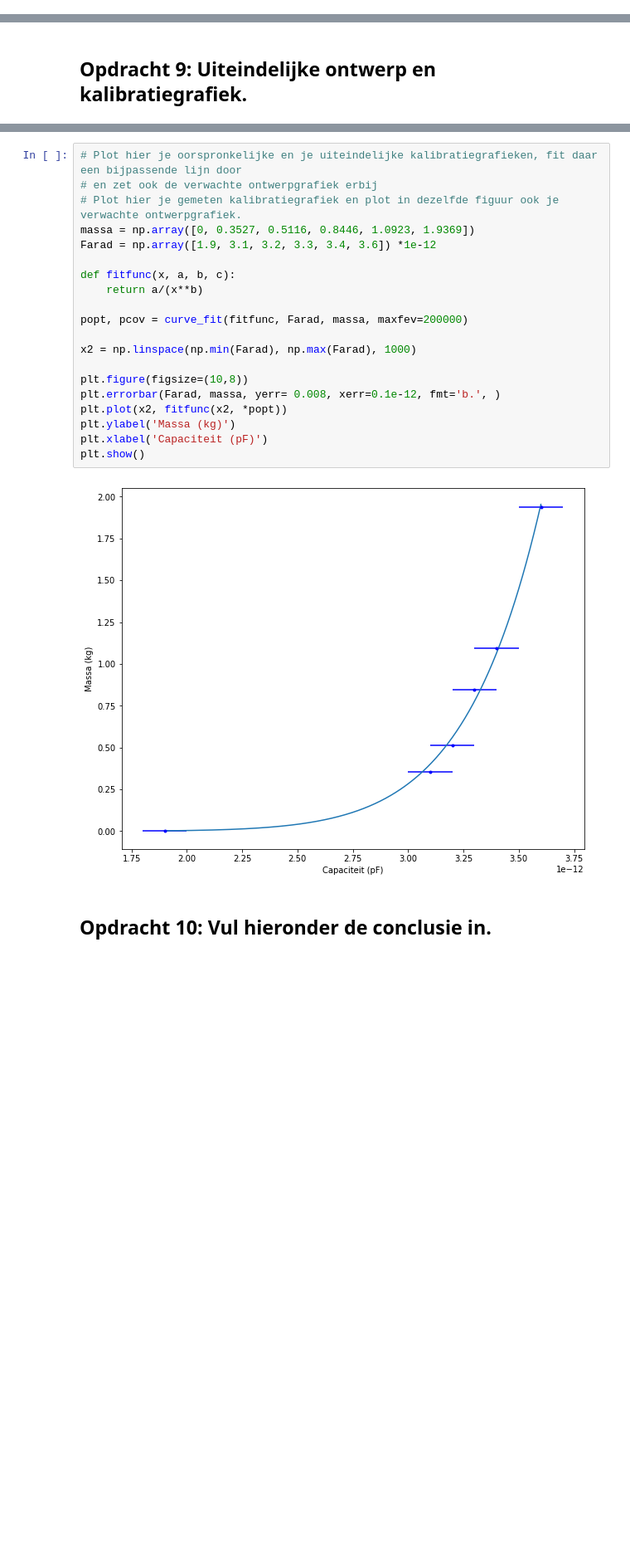
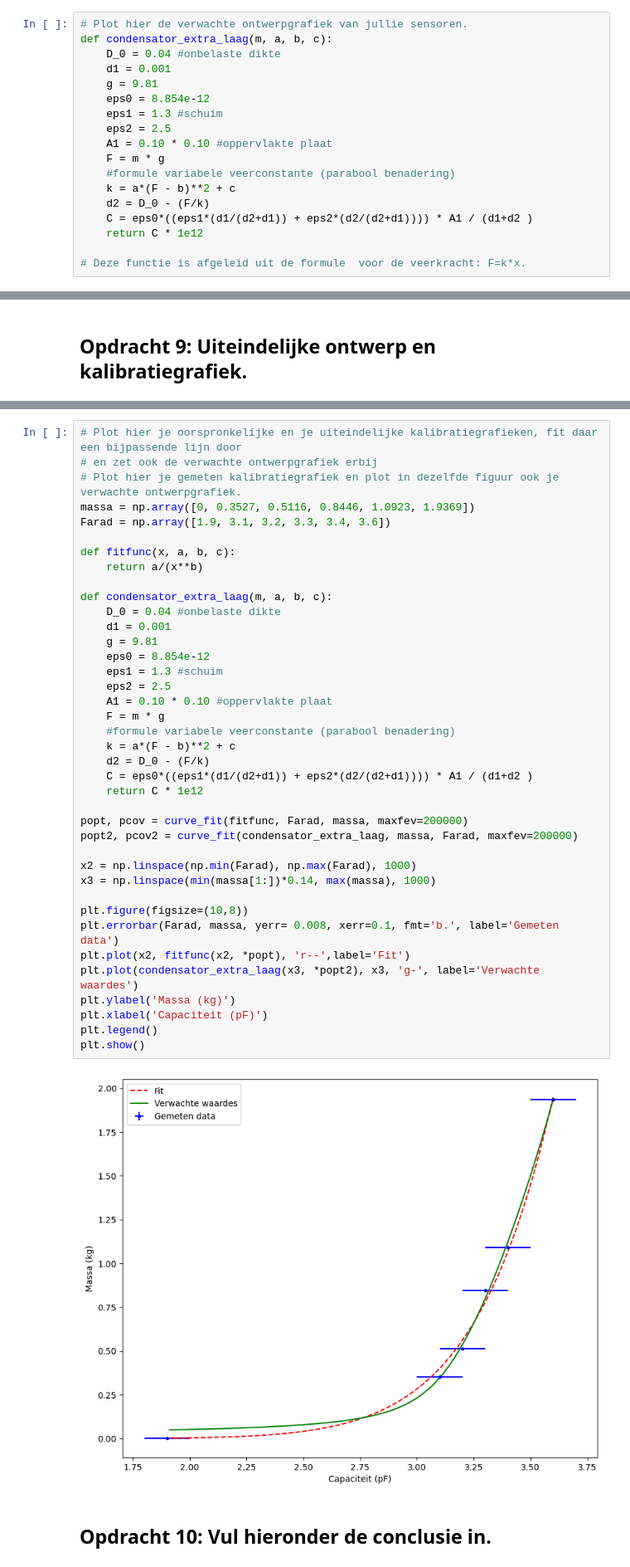
Before and after one commit to faical2354/opdrachten-DEF-D, a Jupyter notebook: FysiekeOntwerpopdrachten/2OntwerpEenSensorCondensator/DEFOntwerpopdracht2OntwerpEenSensorInvulTemplate.ipynb, the cells around one changed output, grey strips where cells are left out. Shown at 83% size. Saved outputs shown, nothing was run; the diff lists cells and outputs as text; blank space fills up the shorter version.

```diff
--- a/FysiekeOntwerpopdrachten/2OntwerpEenSensorCondensator/DEFOntwerpopdracht2OntwerpEenSensorInvulTemplate.ipynb
+++ b/FysiekeOntwerpopdrachten/2OntwerpEenSensorCondensator/DEFOntwerpopdracht2OntwerpEenSensorInvulTemplate.ipynb
@@ -92,3 +79,21 @@ plt.show()
+# %%
+# Plot hier de verwachte ontwerpgrafiek van jullie sensoren.
+def condensator_extra_laag(m, a, b, c):
+    D_0 = 0.04 #onbelaste dikte
+    d1 = 0.001
+    g = 9.81
+    eps0 = 8.854e-12
+    eps1 = 1.3 #schuim
+    eps2 = 2.5
+    A1 = 0.10 * 0.10 #oppervlakte plaat
+    F = m * g
+    #formule variabele veerconstante (parabool benadering)
+    k = a*(F - b)**2 + c
+    d2 = D_0 - (F/k)
+    C = eps0*((eps1*(d1/(d2+d1)) + eps2*(d2/(d2+d1)))) * A1 / (d1+d2 )
+    return C * 1e12
+
+# Deze functie is afgeleid uit de formule  voor de veerkracht: F=k*x.
 # %% [markdown]
 ## Opdracht 5: Invullen tabel LTSpice.
 # %% [markdown]
@@ -142,25 +166,44 @@ Onze sensor kan nog verbetered worden door de volgende verbeteringen (minimaal 2
 # %%
 # Plot hier je oorspronkelijke en je uiteindelijke kalibratiegrafieken, fit daar een bijpassende lijn door
 # en zet ook de verwachte ontwerpgrafiek erbij
 # Plot hier je gemeten kalibratiegrafiek en plot in dezelfde figuur ook je verwachte ontwerpgrafiek.
 massa = np.array([0, 0.3527, 0.5116, 0.8446, 1.0923, 1.9369])
-Farad = np.array([1.9, 3.1, 3.2, 3.3, 3.4, 3.6]) *1e-12
+Farad = np.array([1.9, 3.1, 3.2, 3.3, 3.4, 3.6])
 
 def fitfunc(x, a, b, c):
     return a/(x**b)
 
+def condensator_extra_laag(m, a, b, c):
+    D_0 = 0.04 #onbelaste dikte
+    d1 = 0.001
+    g = 9.81
+    eps0 = 8.854e-12
+    eps1 = 1.3 #schuim
+    eps2 = 2.5
+    A1 = 0.10 * 0.10 #oppervlakte plaat
+    F = m * g
+    #formule variabele veerconstante (parabool benadering)
+    k = a*(F - b)**2 + c
+    d2 = D_0 - (F/k)
+    C = eps0*((eps1*(d1/(d2+d1)) + eps2*(d2/(d2+d1)))) * A1 / (d1+d2 )
+    return C * 1e12
+
 popt, pcov = curve_fit(fitfunc, Farad, massa, maxfev=200000)
+popt2, pcov2 = curve_fit(condensator_extra_laag, massa, Farad, maxfev=200000)
 
 x2 = np.linspace(np.min(Farad), np.max(Farad), 1000)
+x3 = np.linspace(min(massa[1:])*0.14, max(massa), 1000)
 
 plt.figure(figsize=(10,8))
-plt.errorbar(Farad, massa, yerr= 0.008, xerr=0.1e-12, fmt='b.', )
-plt.plot(x2, fitfunc(x2, *popt))
+plt.errorbar(Farad, massa, yerr= 0.008, xerr=0.1, fmt='b.', label='Gemeten data')
+plt.plot(x2, fitfunc(x2, *popt), 'r--',label='Fit')
+plt.plot(condensator_extra_laag(x3, *popt2), x3, 'g-', label='Verwachte waardes')
 plt.ylabel('Massa (kg)')
 plt.xlabel('Capaciteit (pF)')
+plt.legend()
 plt.show()
 # %% [output]
-[figure, old version]
+[figure, new version]
 # %% [markdown]
 ## Opdracht 10: Vul hieronder de conclusie in.
 # %% [markdown]
```
Also changed, not shown: parts of 13 cells of this notebook.
